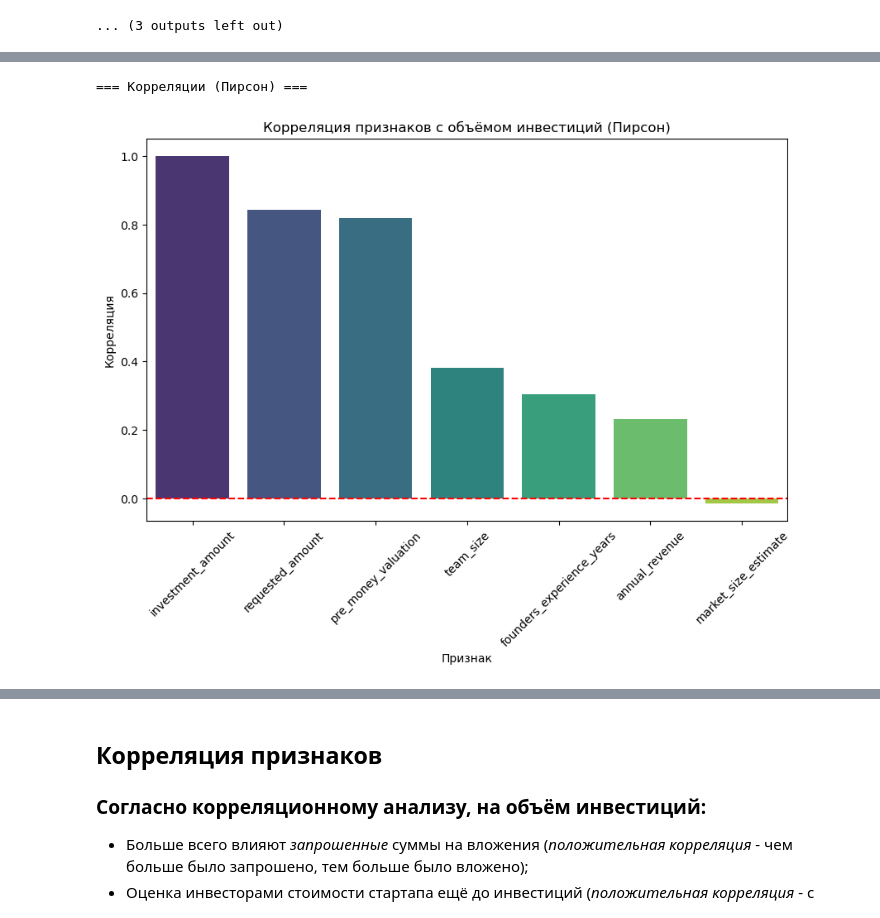
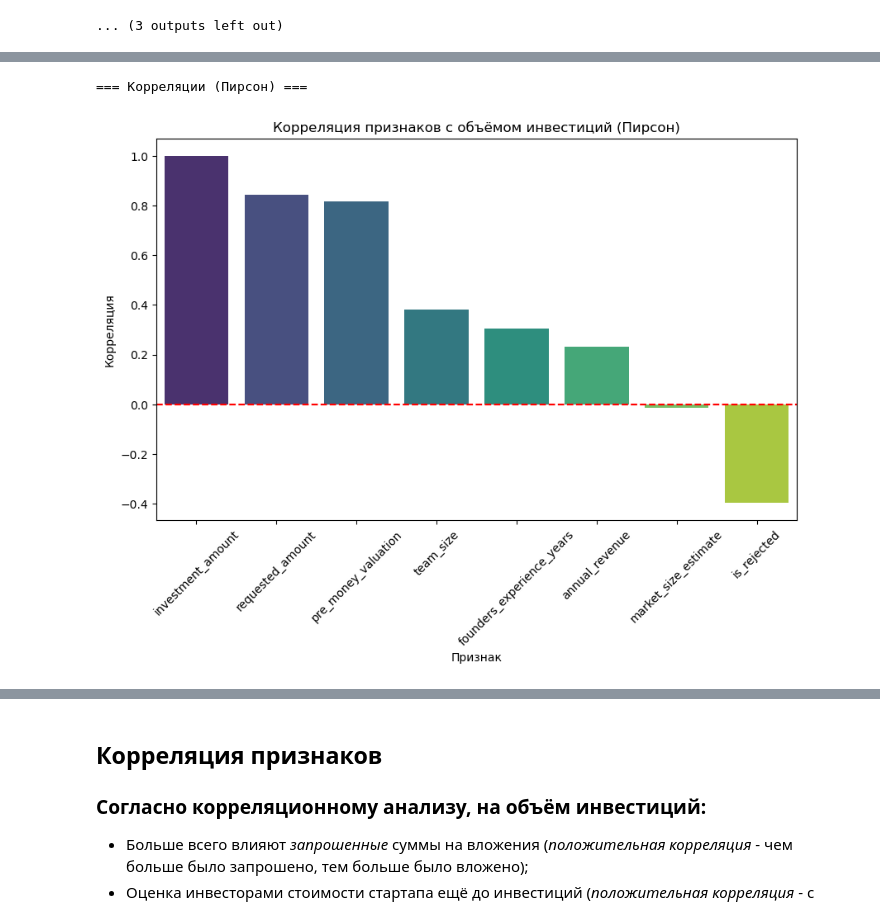
Before and after one commit to Ejtolf/startup_applications_investment_notebooks, a Jupyter notebook: notebooks/exploration.ipynb, the cells around one changed output, grey strips where cells are left out. Cells and saved outputs as stored; diff of their text form; code cells hidden in the pictures.

```diff
--- a/notebooks/exploration.ipynb
+++ b/notebooks/exploration.ipynb
@@ -253,20 +253,20 @@ Name: annual_revenue, dtype: float64
 # %%
 print("=== Корреляции (Пирсон) ===")
-corr = df[numerical_cols + ['investment_amount']].corr()
+corr = df.corr(numeric_only=True)[['investment_amount']]
 corr_target = corr['investment_amount'].sort_values(ascending=False)
 corr_target_df = pd.DataFrame({'feature': corr_target.index, 'corr': corr_target.values})
 
 plt.figure(figsize=(10,6))
 sns.barplot(x='feature', y='corr', data=corr_target_df, palette='viridis')
 plt.axhline(y=0, color='red', linestyle='--')
 plt.xticks(rotation=45)
 plt.title("Корреляция признаков с объёмом инвестиций (Пирсон)")
 plt.ylabel("Корреляция")
 plt.xlabel("Признак")
 plt.show()
 # %% [output]
 === Корреляции (Пирсон) ===
-[figure, old version]
+[figure, new version]
 # %%
 print("=== Корреляции (Пирсон) ===")
 corr = df[numerical_cols + ['is_rejected']].corr()
```
Also changed, not shown: parts of 2 cells of this notebook, 1 other file.
